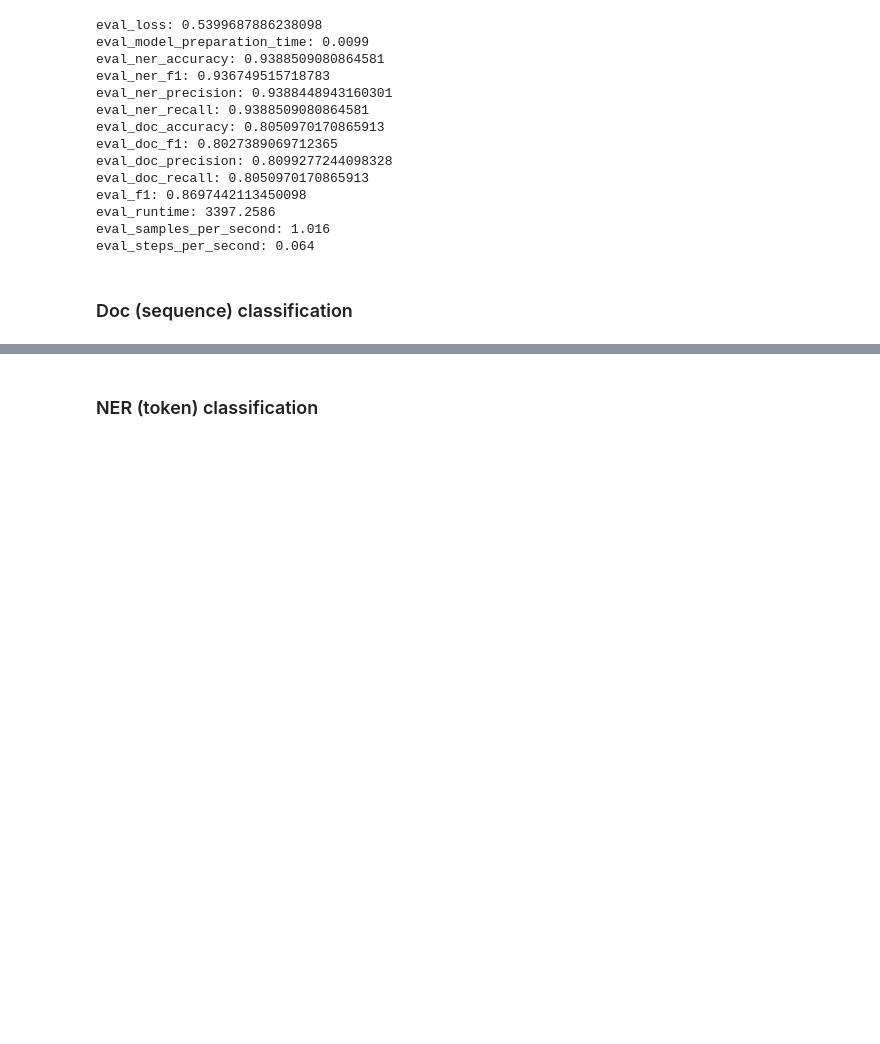
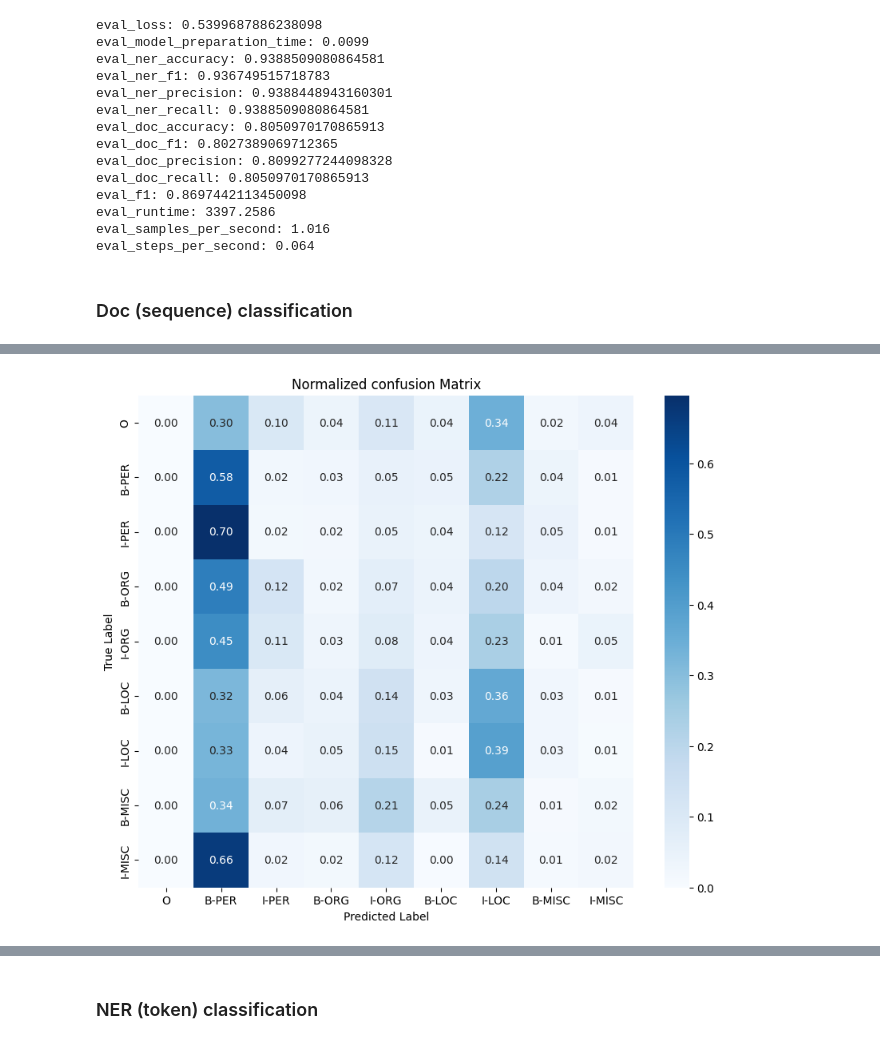
Before and after one commit to gonzaq94/NER-LLM-classification, a Jupyter notebook: fine_tune_BERT_doc_level_and_NER_annots.ipynb, the cells around one changed output, grey strips where cells are left out. Saved outputs shown, nothing was run; the diff lists cells and outputs as text; code cells hidden in the pictures; blank space fills up the shorter version.

```diff
--- a/fine_tune_BERT_doc_level_and_NER_annots.ipynb
+++ b/fine_tune_BERT_doc_level_and_NER_annots.ipynb
@@ -760,0 +829,5 @@ eval_results = evaluator_doc.evaluate(test_custom_dataset)
+# %%
+class_names = [k for k, v in ner_label_dct.items()]
+plot_confusion_matrix(eval_results_doc['eval_ner_confusion_matrix'], class_names)
+# %% [output]
+[figure, added]
```
Also changed, not shown: parts of 26 cells of this notebook.
